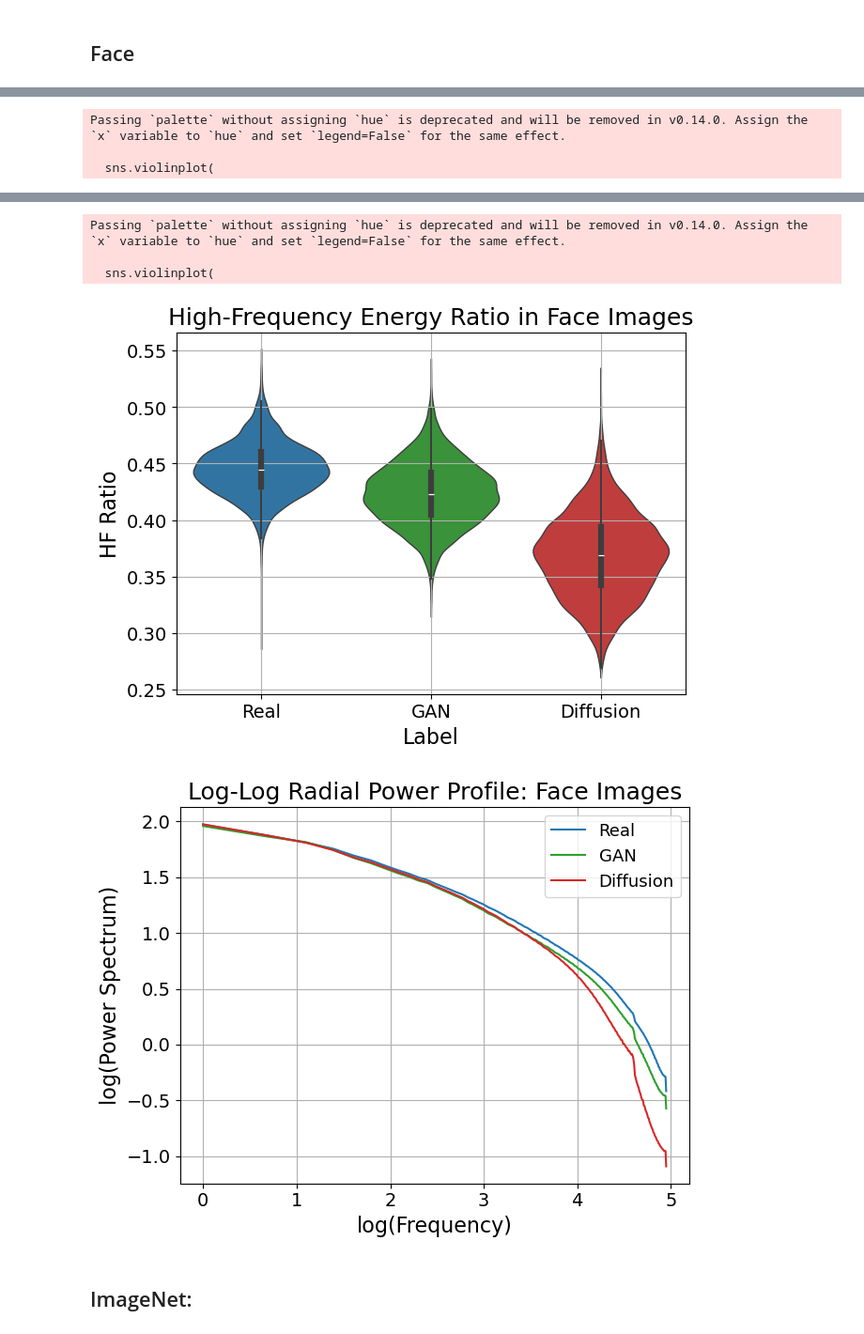
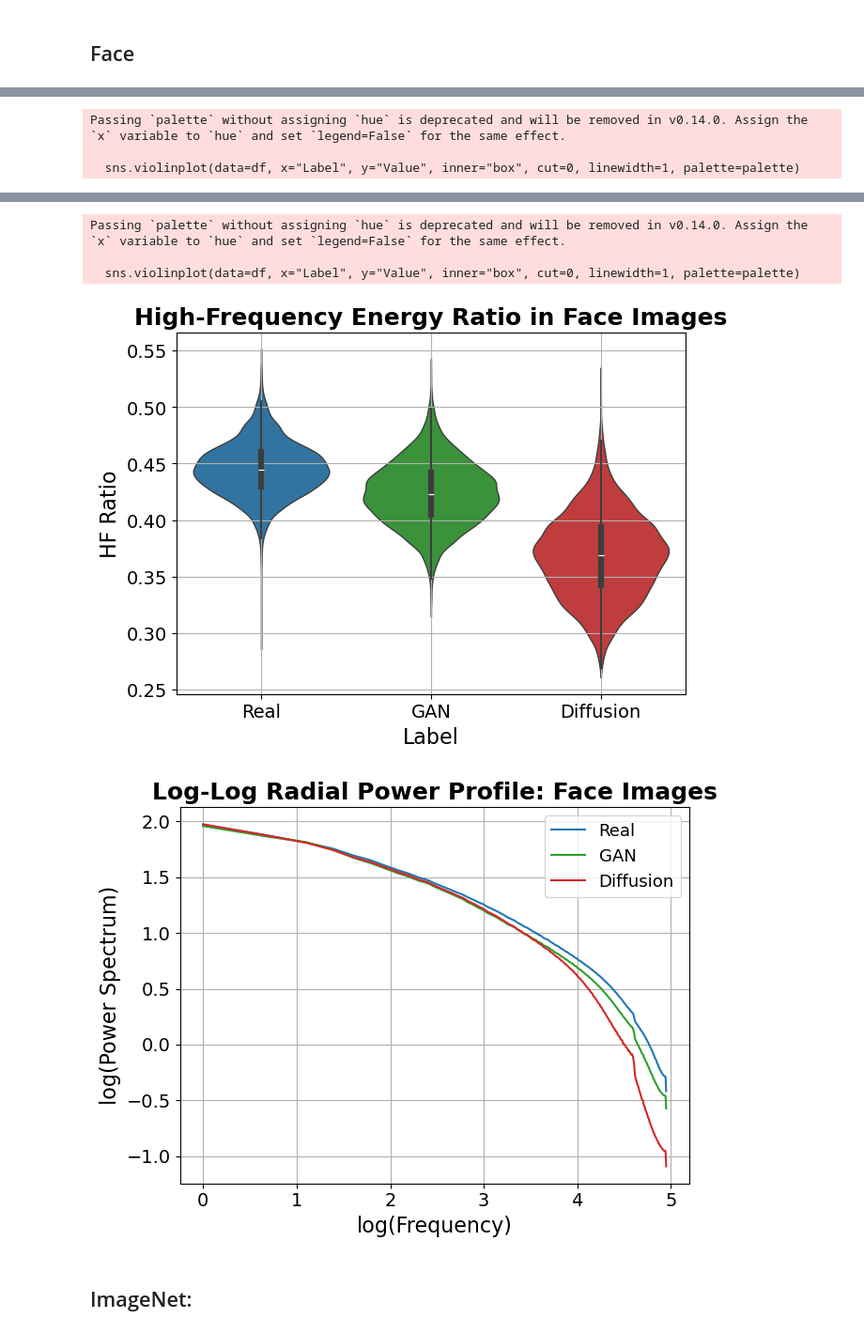
Before and after one commit to SamLB9/GAN-vs.-Diffusion-Images, a Jupyter notebook: notebooks/frequency_domain_analysis.ipynb, the cells around one changed output, grey strips where cells are left out. Shown at 94% size. Drawn from its saved outputs; the diff is of its cells as text; code cells hidden in the pictures.

```diff
--- a/notebooks/frequency_domain_analysis.ipynb
+++ b/notebooks/frequency_domain_analysis.ipynb
@@ -107,7 +107,7 @@ def summarize_features(real, gan, diff, title, ylabel, filename_suffix):
 
     plt.figure(figsize=(7, 5))
     sns.violinplot(data=df, x="Label", y="Value", inner="box", cut=0, linewidth=1, palette=palette)
-    plt.title(title)
+    plt.title(title, fontweight='bold')
     plt.ylabel(ylabel)
     plt.grid(True)
     plt.savefig(f"{filename_suffix}_violin.pdf")
@@ -125,7 +125,7 @@ def plot_average_radial_profiles(profiles_dict, title):
 
     plt.xlabel("log(Frequency)")
     plt.ylabel("log(Power Spectrum)")
-    plt.title(f"Log-Log Radial Power Profile: {title}")
+    plt.title(f"Log-Log Radial Power Profile: {title}", fontweight='bold')
     plt.legend()
     plt.grid(True)
     plt.savefig(f"{title.replace(' ', '_')}_Radial_Profile.pdf")
@@ -297,7 +297,7 @@ def summarize_features_violin_imagenet(real, gan, diff, title, ylabel, filename_
         inner="box", cut=0, linewidth=1,
         palette=palette
     )
-    plt.title(title)
+    plt.title(title, fontweight='bold')
     plt.ylabel(ylabel)
     plt.grid(True)
     plt.savefig(f"{filename_suffix}_violin.pdf")
@@ -315,7 +315,7 @@ def plot_average_radial_profiles(profiles_dict, title):
 
     plt.xlabel("log(Frequency)")
     plt.ylabel("log(Power Spectrum)")
-    plt.title(f"Log-Log Radial Power Profile: {title}")
+    plt.title(f"Log-Log Radial Power Profile: {title}", fontweight='bold')
     plt.legend()
     plt.grid(True)
     plt.savefig(f"{title.replace(' ', '_')}_Radial_Profile.pdf")
@@ -363,4 +363,4 @@ p-value Real vs Diff: 0.000e+00
 p-value GAN vs Diff: 0.000e+00
 Passing `palette` without assigning `hue` is deprecated and will be removed in v0.14.0. Assign the `x` variable to `hue` and set `legend=False` for the same effect.
 
-  sns.violinplot(
+  sns.violinplot(data=df, x="Label", y="Value", inner="box", cut=0, linewidth=1, palette=palette)
@@ -368,15 +368,15 @@ Passing `palette` without assigning `hue` is deprecated and will be removed in v
 === High-Frequency Energy Ratio in Face Images ===
 Real      Mean: 0.44532
 GAN       Mean: 0.42375
 Diffusion Mean: 0.36848
 p-value Real vs GAN: 0.000e+00
 p-value Real vs Diff: 0.000e+00
 p-value GAN vs Diff: 0.000e+00
 Passing `palette` without assigning `hue` is deprecated and will be removed in v0.14.0. Assign the `x` variable to `hue` and set `legend=False` for the same effect.
 
-  sns.violinplot(
+  sns.violinplot(data=df, x="Label", y="Value", inner="box", cut=0, linewidth=1, palette=palette)
-[figure, old version]
+[figure, new version]
-[figure, old version]
+[figure, new version]
 # %% [markdown]
 ## ImageNet:
 # %%
```
Also changed, not shown: parts of 6 cells of this notebook, 24 other files.
